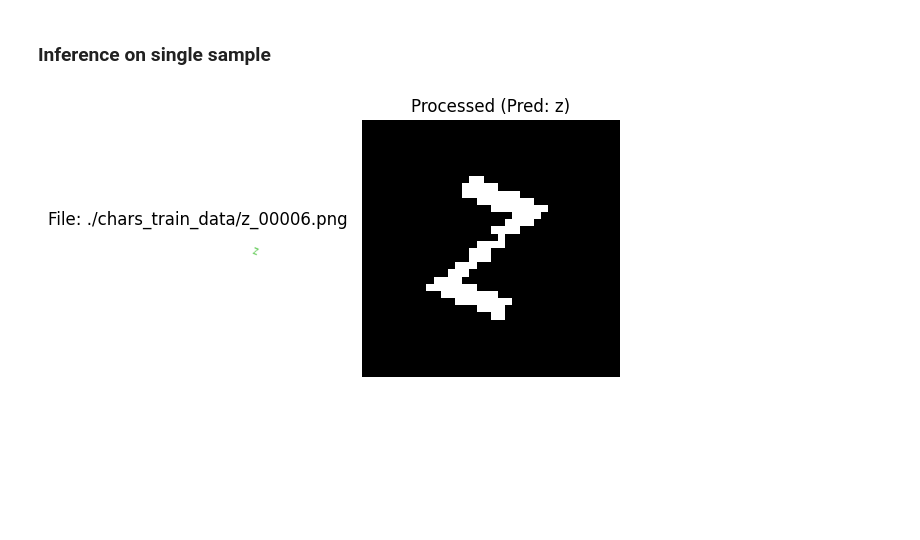
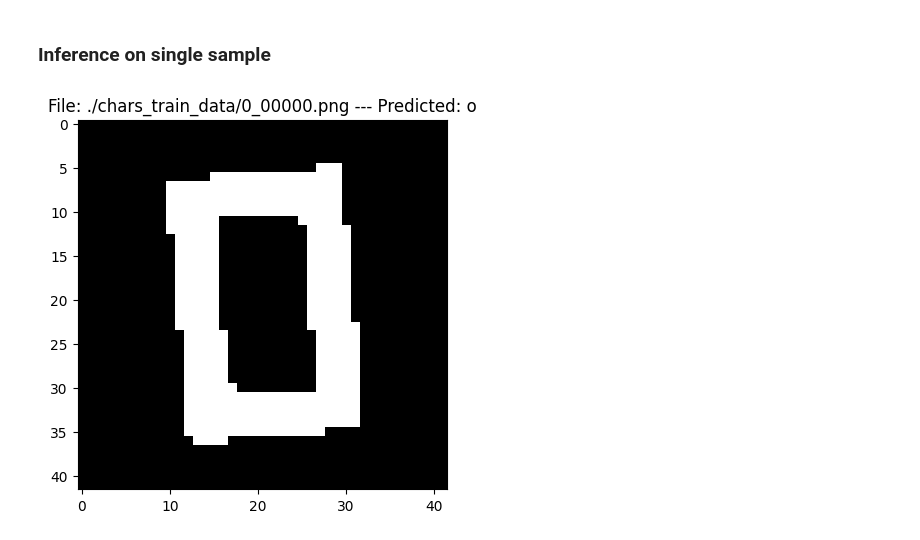
Before and after one commit to ItsMeNengYi/CS4243-mini-project, a Jupyter notebook: ze-hao_char_identification_model_training.ipynb, the cells around one changed output. Saved outputs shown, nothing was run; the diff lists cells and outputs as text; code cells hidden in the pictures; blank space fills up the shorter version.

```diff
--- a/ze-hao_char_identification_model_training.ipynb
+++ b/ze-hao_char_identification_model_training.ipynb
@@ -247,7 +198,7 @@ from tqdm import tqdm # for a progress bar
 
 criterion = nn.CrossEntropyLoss()
 optimizer = torch.optim.Adam(net.parameters())
-num_epochs = 30
+num_epochs = 10
 
 epoch_losses = []  # store loss for each epoch
 
@@ -273,4 +224,13 @@ for epoch in range(num_epochs):
     avg_loss = running_loss / len(train_dataloader)
     print(f"Epoch [{epoch+1}/{num_epochs}] - Loss: {avg_loss:.4f}")
     epoch_losses.append(avg_loss)
+
+# Plot training loss
+plt.figure(figsize=(8, 5))
+plt.plot(range(1, num_epochs + 1), epoch_losses, marker='o')
+plt.title("Training Loss Over Epochs")
+plt.xlabel("Epoch")
+plt.ylabel("Loss")
+plt.grid(True)
+plt.show()
 # %% [output]
@@ -336,17 +289,22 @@ Accuracy on Train Data: 76.32%
 # %%
 def predict_single_image(net, img_path, char_classes, show=True):
     # Load img
-    img = cv2.imread(img_path)
+    img = cv2.imread(img_path, cv2.IMREAD_GRAYSCALE)
     if img is None:
         raise FileNotFoundError(f"Cannot read image: {img_path}")
 
-    # Preprocess
-    x = cv2_preprocess(img)
-    x = x.unsqueeze(0).to(device)  # add batch dimension -> (1, 1, 36, 36)
+    # Preprocess img with cv2 resize if incorrect size
+    if img.shape[0] != 42 or img.shape[1] != 42:
+        img = cv2.resize(img, (42, 42), interpolation=cv2.INTER_LINEAR)
+
+    # Normalize and convert to tensor
+    img = img.astype('float32') / 255.0
+    img = np.expand_dims(img, axis=0)   # (1, 42, 42)
+    img_tensor = torch.tensor(img, dtype=torch.float32).unsqueeze(0).to(device)  # (1, 1, 42, 42)
 
     net.eval()
     with torch.no_grad():
-        output = net(x)
+        output = net(img_tensor)
         predicted_class = predict(output).item()
 
     # Map index back to character
@@ -354,21 +312,13 @@ def predict_single_image(net, img_path, char_classes, show=True):
     predicted_label = inv_char_classes[predicted_class]
 
     if show:
-        fig, ax = plt.subplots(1, 2, figsize=(6, 3))
-        # Original image
-        ax[0].imshow(cv2.cvtColor(img, cv2.COLOR_BGR2RGB))
-        ax[0].set_title(f"File: {img_path}")
-        ax[0].axis("off")
-        # Processed (grayscale)
-        ax[1].imshow(x.squeeze().cpu().numpy(), cmap='gray')
-        ax[1].set_title(f"Processed (Pred: {predicted_label})")
-        ax[1].axis("off")
-        plt.tight_layout()
-        plt.show()
+        # Show original image
+        plt.imshow(img[0], cmap='gray')
+        plt.title(f"File: {img_path} --- Predicted: {predicted_label}")
 
     return predicted_label
 # %%
-img_path = "./chars_train_data/z_00006.png"
+img_path = "./chars_train_data/0_00000.png"
 pred = predict_single_image(net, img_path, char_classes, show=True)
 # %% [output]
-[figure, old version]
+[figure, new version]
```
Also changed, not shown: parts of 10 cells of this notebook, 2 other files.
